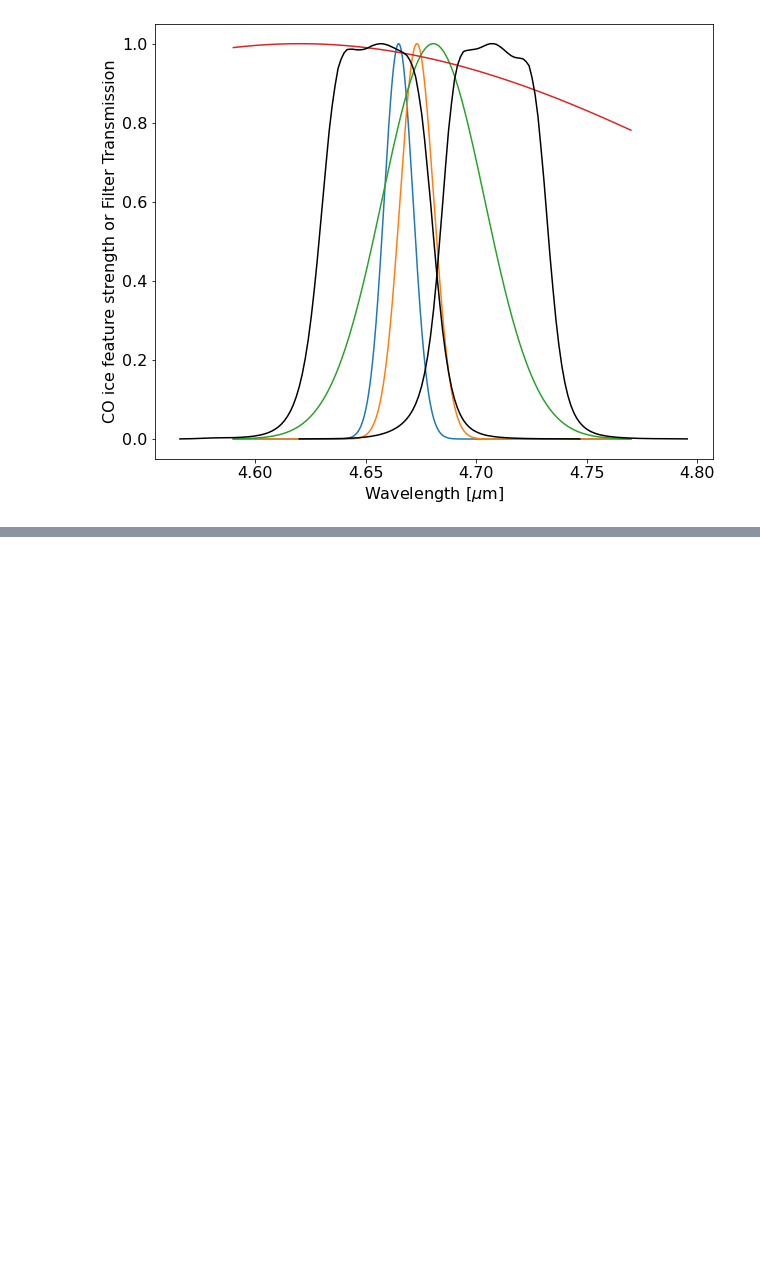
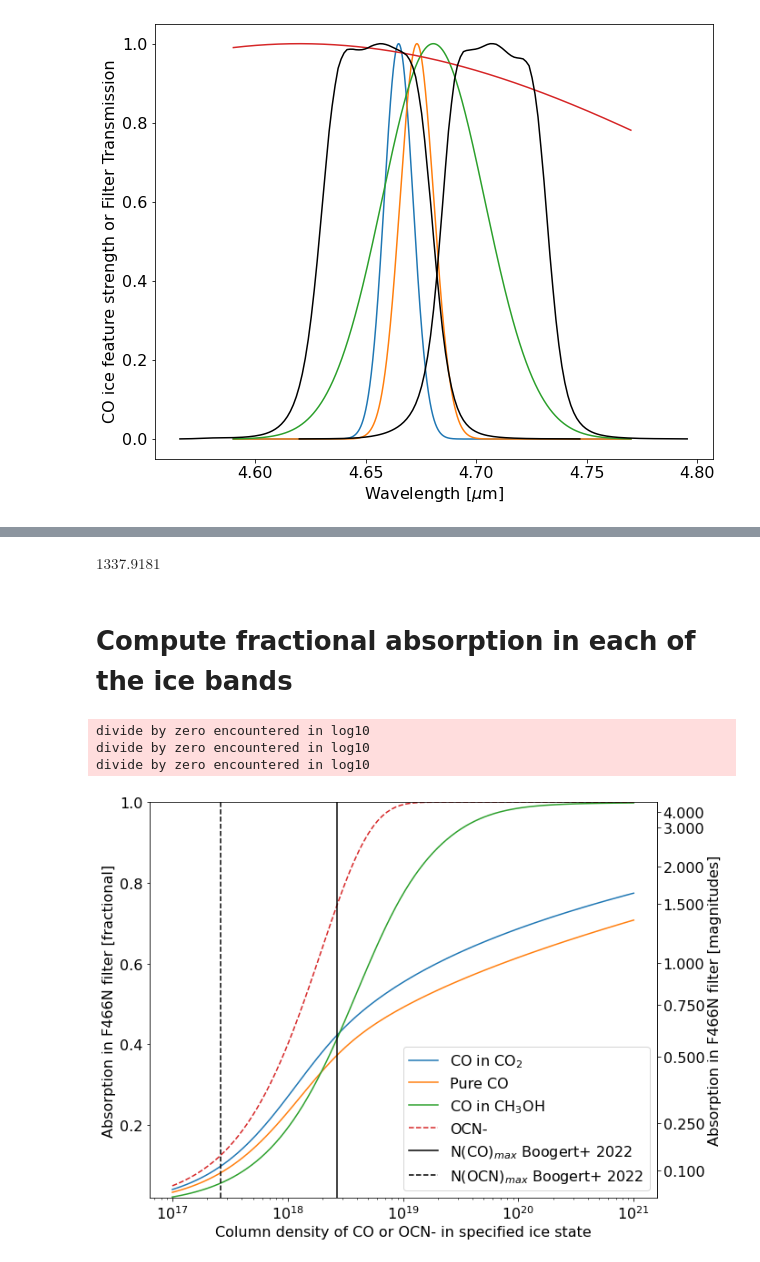
Before and after one commit to keflavich/brick-jwst-2221, a Jupyter notebook: notebooks/COFundamentalModeling.ipynb, the cells around one changed output, grey strips where cells are left out. Cells and saved outputs as stored; diff of their text form; code cells hidden in the pictures; blank space fills up the shorter version.

```diff
--- a/notebooks/COFundamentalModeling.ipynb
+++ b/notebooks/COFundamentalModeling.ipynb
@@ -627,0 +704,59 @@ pl.savefig(f'{basepath}/paper_figures/CO_and_XCN_Ice_on_466and470.pdf', bbox_inc
+# %%
+co_ice_column * co_ice_bandstrength / chwidth_icm
+# %% [output]
+$1337.9181 \; \mathrm{}$
+# %% [markdown]
+# Compute fractional absorption in each of the ice bands
+# %%
+def fractional_absorption_ice(ice_column, center, width, ice_bandstrength):
+    xarr = wavelength_table_466['Wavelength'].quantity.to(u.um)
+    xarr = np.linspace(xarr.min(), xarr.max(), int(1e4))
+    trans = np.interp(xarr, wavelength_table_466['Wavelength'], wavelength_table_466['Transmission'])
+    transmission_sum = (trans).sum()
+
+    tau = np.zeros(xarr.size)
+    wid_icm = (width / center) * center.to(u.cm**-1, u.spectral())
+    tau += (ice_column * ice_bandstrength / ((2*np.pi)**0.5 * wid_icm) * np.exp(-(xarr-center)**2/(2*width**2))).decompose().value
+    absorbed_fraction = ((1-np.exp(-tau)) * trans).sum() / transmission_sum
+    return absorbed_fraction
+# %%
+column = np.logspace(17, 21, 100)*u.cm**-2
+grid_co_in_co2_ice = [fractional_absorption_ice(col, co_ice_wls[0], co_ice_widths[0], co_ice_bandstrength) for col in column]
+grid_co_pure_ice = [fractional_absorption_ice(col, co_ice_wls[1], co_ice_widths[1], co_ice_bandstrength) for col in column]
+grid_co_methanol_ice = [fractional_absorption_ice(col, co_ice_wls[2], co_ice_widths[2], co_ice_bandstrength) for col in column]
+grid_ocn = [fractional_absorption_ice(col, ocn_center, ocn_width, ocn_bandstrength) for col in column]
+# %%
+pl.semilogx(column, grid_co_in_co2_ice, label='CO in CO$_2$')
+pl.semilogx(column, grid_co_pure_ice, label='Pure CO')
+pl.semilogx(column, grid_co_methanol_ice, label='CO in CH$_3$OH')
+pl.semilogx(column, grid_ocn, linestyle='--', label='OCN-')
+
+def col2mag(x):
+    ret = -2.5*np.log10(1-np.array(x))
+    ret[~np.isfinite(ret)] = 999
+    return ret
+def mag2col(x):
+    return 1-10**(-x/2.5)
+
+ax = pl.gca()
+secax = ax.secondary_yaxis('right', functions=(col2mag, mag2col, ))
+secax.set_ylabel("Absorption in F466N filter [magnitudes]")
+secax.set_ticks([0.001, 0.01, 0.1, 0.25, 0.50, 0.75, 1, 1.5, 2, 3, 4])
+
+pl.ylim(0.02, 1)# NOTE: conversion breaks if this is not 1!!
+pl.legend(loc='best')
+pl.xlabel("Column density of CO or OCN- in specified ice state")
+pl.ylabel("Absorption in F466N filter [fractional]")
+
+pl.savefig(f'{basepath}/paper_figures/IceAbsorptionvsColumn_linear.pdf', bbox_inches='tight');
+
+pl.axvline(2.7e18, color='k', label='N(CO)$_{max}$ Boogert+ 2022')
+pl.axvline(2.6e17, color='k', linestyle='--', label='N(OCN)$_{max}$ Boogert+ 2022')
+pl.legend(loc='best')
+
+pl.savefig(f'{basepath}/paper_figures/IceAbsorptionvsColumn_linear_withBoogertMaxima.pdf', bbox_inches='tight');
+# %% [output]
+divide by zero encountered in log10
+divide by zero encountered in log10
+divide by zero encountered in log10
+[figure, added]
```
Also changed, not shown: parts of 24 cells of this notebook, 2 other files.
